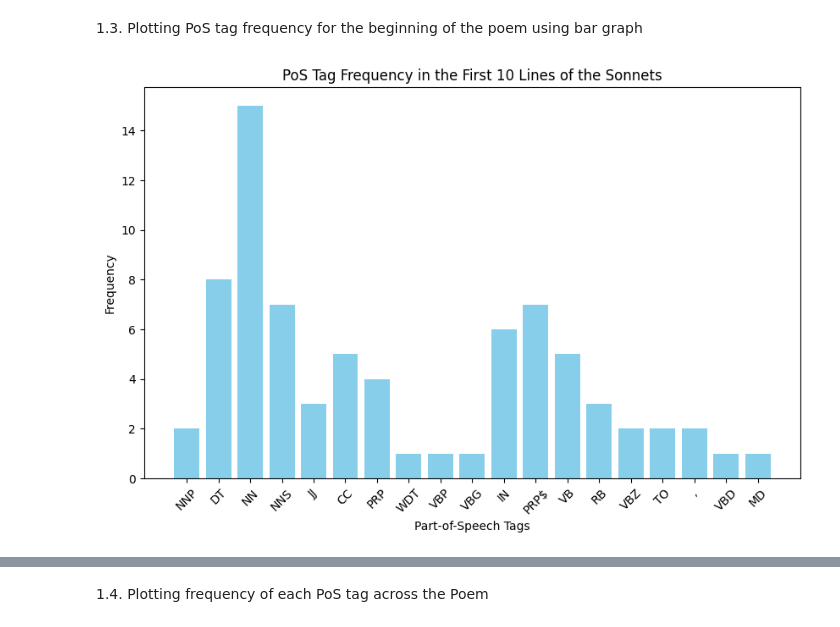
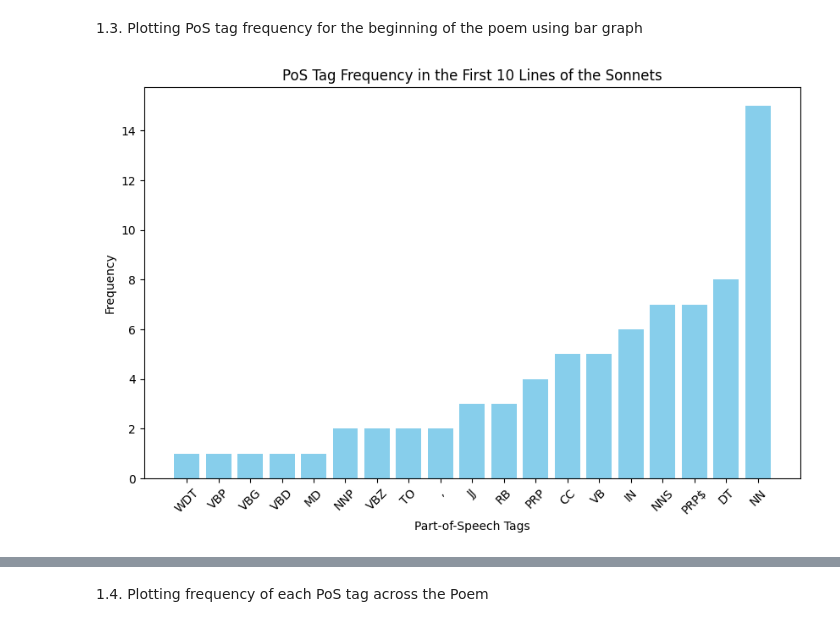
Before and after one commit to manhhungking/PoetryAnalysisNLP, a Jupyter notebook: PoetryAnalysis.ipynb, the cells around one changed output, grey strips where cells are left out. Cells and saved outputs as stored; diff of their text form; code cells hidden in the pictures.

```diff
--- a/PoetryAnalysis.ipynb
+++ b/PoetryAnalysis.ipynb
@@ -157,18 +157,20 @@ Line 3849 has 3 distinct PoS tags.
 # %%
 from collections import Counter
 import matplotlib.pyplot as plt
 
 # Get PoS tags for the first 10 lines
 first_10_lines_tags = [tag for line in line_pos_tags[:10] for _, tag in line]
 pos_counts_first_10 = Counter(first_10_lines_tags)
 
+# Sort POS tags by frequency in ascending order
+sorted_pos_counts = dict(sorted(pos_counts_first_10.items(), key=lambda item: item[1]))
 # Plot the PoS tag distribution for the first 10 lines
 plt.figure(figsize=(10, 6))
-plt.bar(pos_counts_first_10.keys(), pos_counts_first_10.values(), color="skyblue")
+plt.bar(sorted_pos_counts.keys(), sorted_pos_counts.values(), color="skyblue")
 plt.title("PoS Tag Frequency in the First 10 Lines of the Sonnets")
 plt.xlabel("Part-of-Speech Tags")
 plt.ylabel("Frequency")
 plt.xticks(rotation=45)
 plt.show()
 # %% [output]
-[figure, old version]
+[figure, new version]
```
Also changed, not shown: parts of 14 cells of this notebook, 2 other files.
